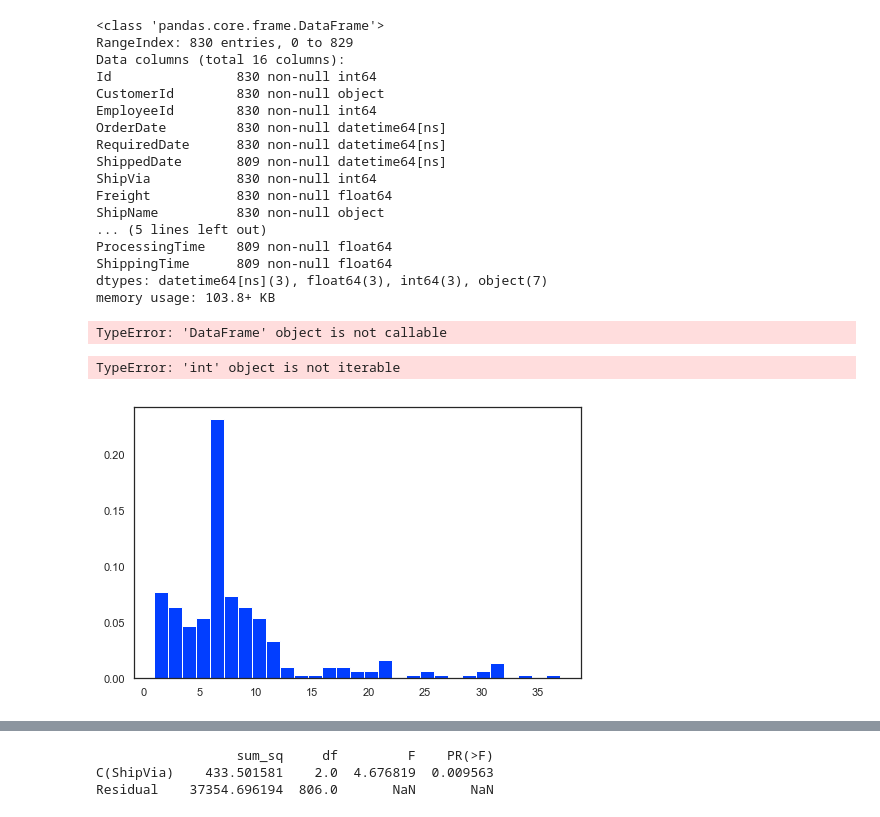
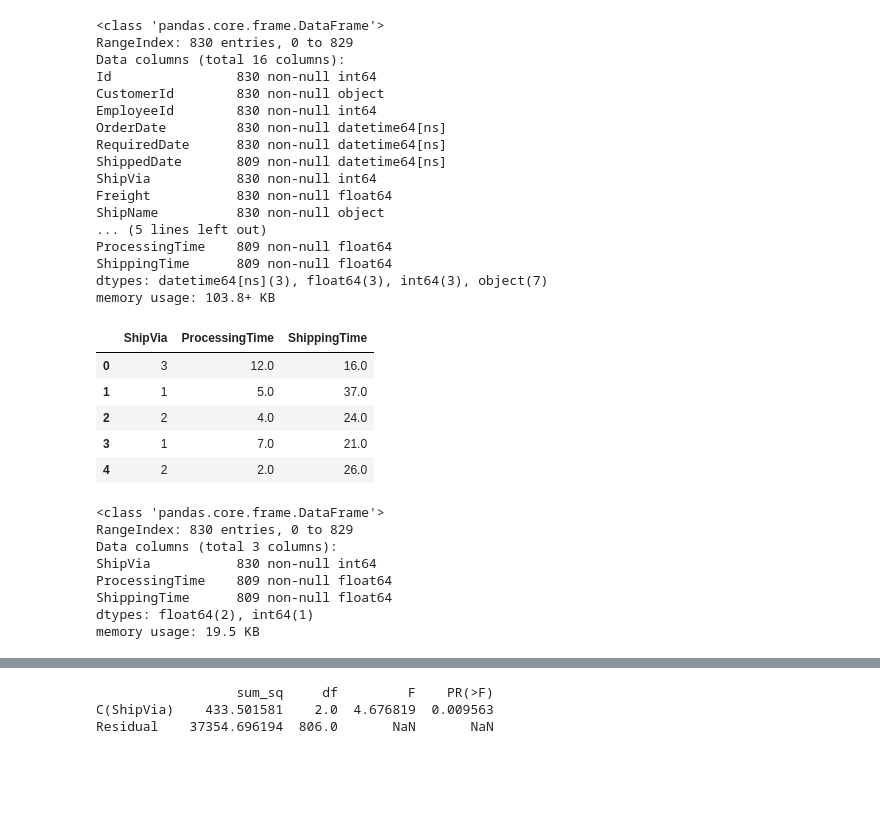
Before and after one commit to MissAle17/dsc-2-final-project-online-ds-sp-000, a Jupyter notebook: Mod2_Project_v2.ipynb, the cells around one changed output, grey strips where cells are left out. Saved outputs shown, nothing was run; the diff lists cells and outputs as text; code cells hidden in the pictures; blank space fills up the shorter version.

```diff
--- a/Mod2_Project_v2.ipynb
+++ b/Mod2_Project_v2.ipynb
@@ -611,19 +611,26 @@ ProcessingTime    809 non-null float64
 ShippingTime      809 non-null float64
 dtypes: datetime64[ns](3), float64(3), int64(3), object(7)
 memory usage: 103.8+ KB
-# %%
-ship_df = Order_df(columns =['ShipVia', 'ProcessingTime', 'ShippingTime'])
-# %% [output]
-TypeError: 'DataFrame' object is not callable
-# %%
-#Again we will belotting our data for exploration
-
-plt.figure(figsize=(8,5))
-for shipper in set(Order_df.ShipVia):
-    ship_group = Order_df.loc[Order_df['ShipVia'] == shipper].dropna()
-    sns.distplot(ship_group['ProcessingTime'], hist_kws=dict(alpha=0.2), label=shipper)
-    plt.legend()
-    plt.title('Processing Time by Shipper')
-# %% [output]
-TypeError: 'int' object is not iterable
-[figure, removed]
+# %%
+#copying our dataframe and trimming it down to only the columsn we need
+ship_df = Order_df.copy()
+ship_df = ship_df.loc[:,['ShipVia', 'ProcessingTime','ShippingTime']]
+ship_df.head()
+# %% [output]
+|  | ShipVia | ProcessingTime | ShippingTime |
+| 0 | 3 | 12.0 | 16.0 |
+| 1 | 1 | 5.0 | 37.0 |
+| 2 | 2 | 4.0 | 24.0 |
+| 3 | 1 | 7.0 | 21.0 |
+| 4 | 2 | 2.0 | 26.0 |
+# %%
+ship_df.info()
+# %% [output]
+<class 'pandas.core.frame.DataFrame'>
+RangeIndex: 830 entries, 0 to 829
+Data columns (total 3 columns):
+ShipVia           830 non-null int64
+ProcessingTime    809 non-null float64
+ShippingTime      809 non-null float64
+dtypes: float64(2), int64(1)
+memory usage: 19.5 KB
```
Also changed, not shown: parts of 4 cells of this notebook.
